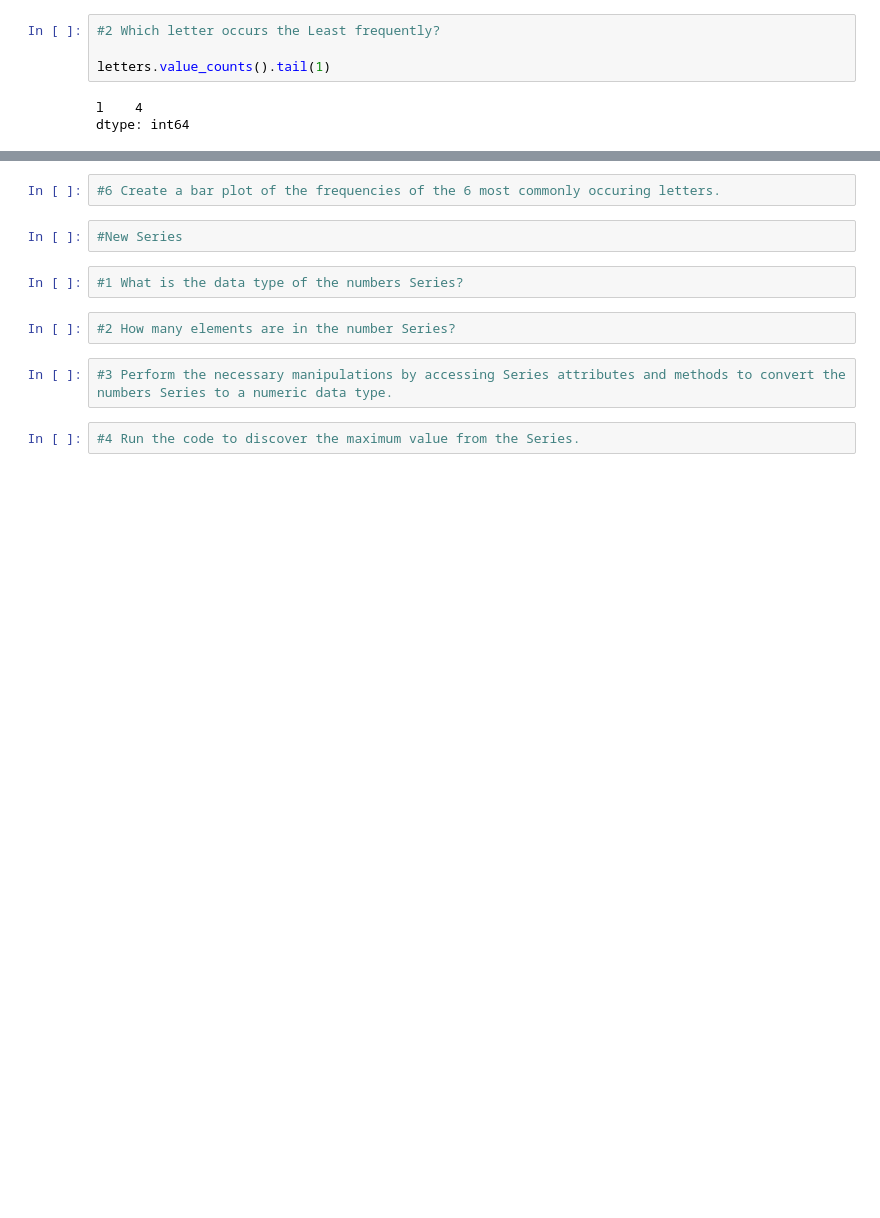
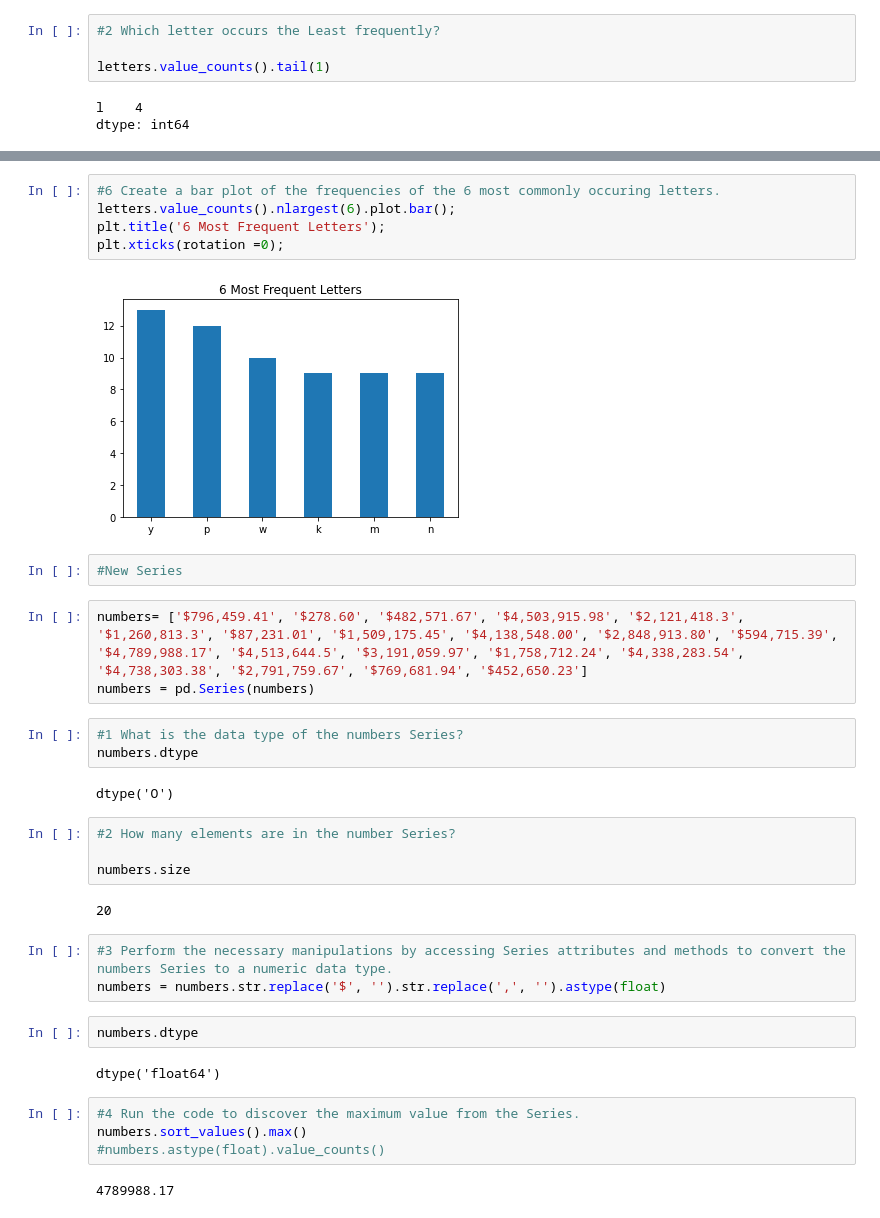
Before and after one commit to Daniel-Northcutt/numpy-pandas-visualization-exercises, a Jupyter notebook: pandas_series.ipynb, the cells around one changed output, grey strips where cells are left out. Saved outputs shown, nothing was run; the diff lists cells and outputs as text; blank space fills up the shorter version.

```diff
--- a/pandas_series.ipynb
+++ b/pandas_series.ipynb
@@ -278,14 +292,38 @@ dtype: int64
 # %%
 #6 Create a bar plot of the frequencies of the 6 most commonly occuring letters.
+letters.value_counts().nlargest(6).plot.bar();
+plt.title('6 Most Frequent Letters');
+plt.xticks(rotation =0);
+# %% [output]
+[figure, added]
 # %%
 #New Series
+# %%
+numbers= ['$796,459.41', '$278.60', '$482,571.67', '$4,503,915.98', '$2,121,418.3', '$1,260,813.3', '$87,231.01', '$1,509,175.45', '$4,138,548.00', '$2,848,913.80', '$594,715.39', '$4,789,988.17', '$4,513,644.5', '$3,191,059.97', '$1,758,712.24', '$4,338,283.54', '$4,738,303.38', '$2,791,759.67', '$769,681.94', '$452,650.23']
+numbers = pd.Series(numbers)
 # %%
 #1 What is the data type of the numbers Series?
+numbers.dtype
+# %% [output]
+dtype('O')
 # %%
 #2 How many elements are in the number Series?
+
+numbers.size
+# %% [output]
+20
 # %%
 #3 Perform the necessary manipulations by accessing Series attributes and methods to convert the numbers Series to a numeric data type.
+numbers = numbers.str.replace('$', '').str.replace(',', '').astype(float)
+# %%
+numbers.dtype
+# %% [output]
+dtype('float64')
 # %%
 #4 Run the code to discover the maximum value from the Series.
+numbers.sort_values().max()
+#numbers.astype(float).value_counts()
+# %% [output]
+4789988.17
 # %%
 #5 Run the code to discover the minimum value from the Series.
```
Also changed, not shown: parts of 21 cells of this notebook.
